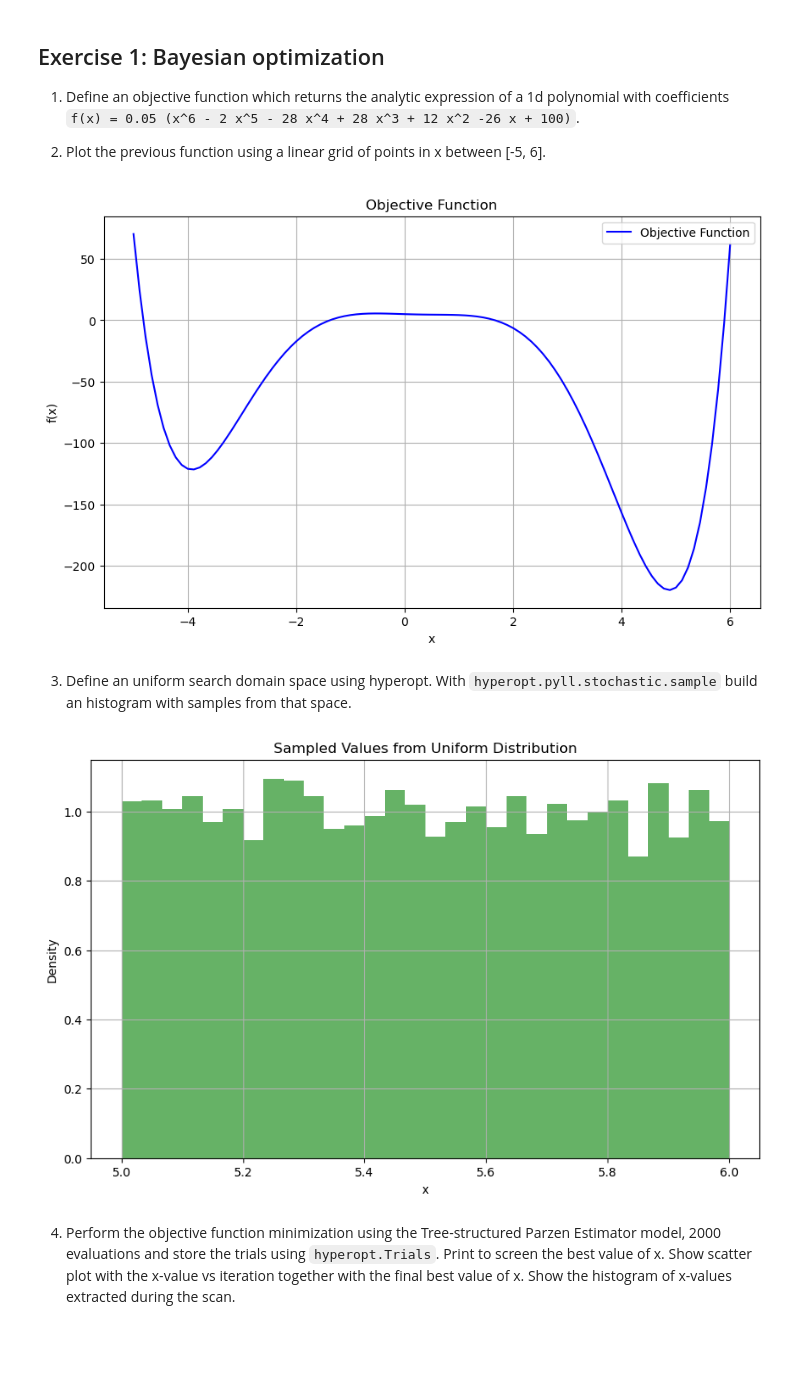
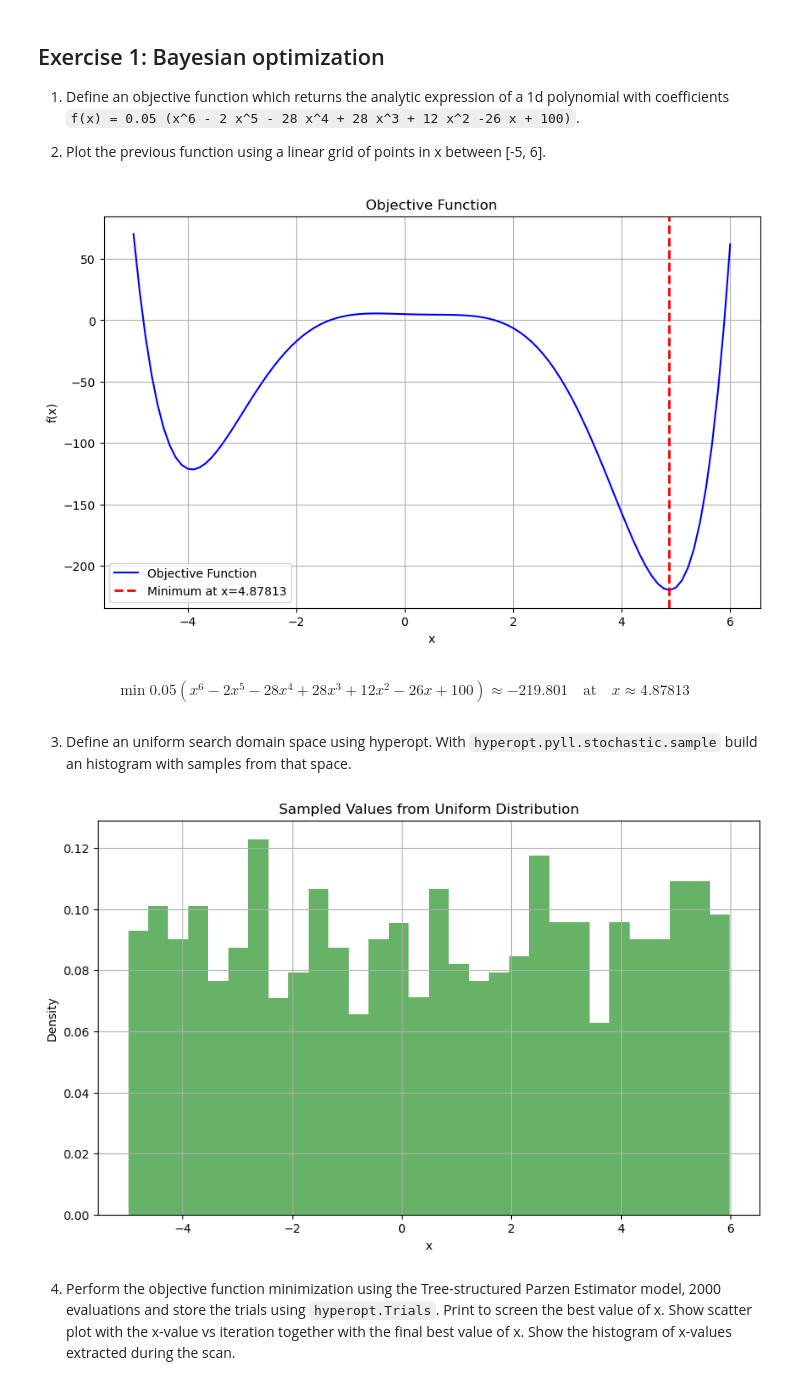
Before and after one commit to JiahaoMiao/Deep-Learning-2025, a Jupyter notebook: lab5/lab5.ipynb, the cells around one changed output. Saved outputs shown, nothing was run; the diff lists cells and outputs as text; code cells hidden in the pictures; blank space fills up the shorter version.

```diff
--- a/lab5/lab5.ipynb
+++ b/lab5/lab5.ipynb
@@ -20,6 +20,7 @@ x = np.linspace(-5, 6, 100)
 y = objective_function(x)
 plt.figure(figsize=(10, 6))
 plt.plot(x, y, label='Objective Function', color='blue')
+plt.axvline(4.87813, color='red', ls='--', lw=2, label='Minimum at x=4.87813')
 plt.title('Objective Function')
 plt.xlabel('x')
 plt.ylabel('f(x)')
@@ -27,7 +28,9 @@ plt.grid()
 plt.legend()
 plt.show()
 # %% [output]
-[figure, old version]
+[figure, new version]
+# %% [markdown]
+$$\min{0.05 (x^6 - 2 x^5 - 28 x^4 + 28 x^3 + 12 x^2 - 26 x + 100)}≈-219.801 \quad \text{at} \quad x≈4.87813$$
 # %% [markdown]
 3. Define an uniform search domain space using hyperopt. With
    `hyperopt.pyll.stochastic.sample` build an histogram with samples from that
@@ -35,18 +38,22 @@ plt.show()
 # %%
 a = hp.uniform("a", 5, 6)
 
-samples = 10000
-sample = [pyll.stochastic.sample(a) for _ in range(samples)]
+
+# Define the search space
+space = {'x': hp.uniform('x', -5, 6)} # dictionary with one key-value pair
+
+# Generate samples
+samples = [pyll.stochastic.sample(space)['x'] for _ in range(1000)] # pyll.stochastic.sample returns a dictionary, so we access the 'x' key
 
 plt.figure(figsize=(10, 6))
-plt.hist(sample, bins=30, density=True, alpha=0.6, color='g')
+plt.hist(samples, bins=30, density=True, alpha=0.6, color='g')
 plt.title('Sampled Values from Uniform Distribution')
 plt.xlabel('x')
 plt.ylabel('Density')
 plt.grid()
 plt.show()
 # %% [output]
-[figure, old version]
+[figure, new version]
 # %% [markdown]
 4. Perform the objective function minimization using the Tree-structured Parzen
    Estimator model, 2000 evaluations and store the trials using
```
Also changed, not shown: parts of 15 cells of this notebook, 1 other file.
